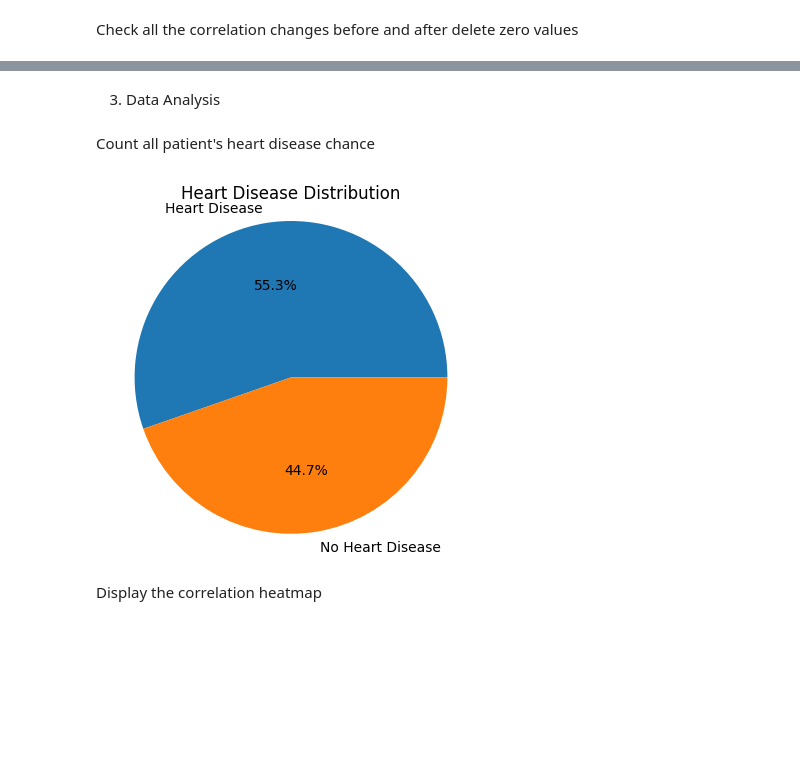
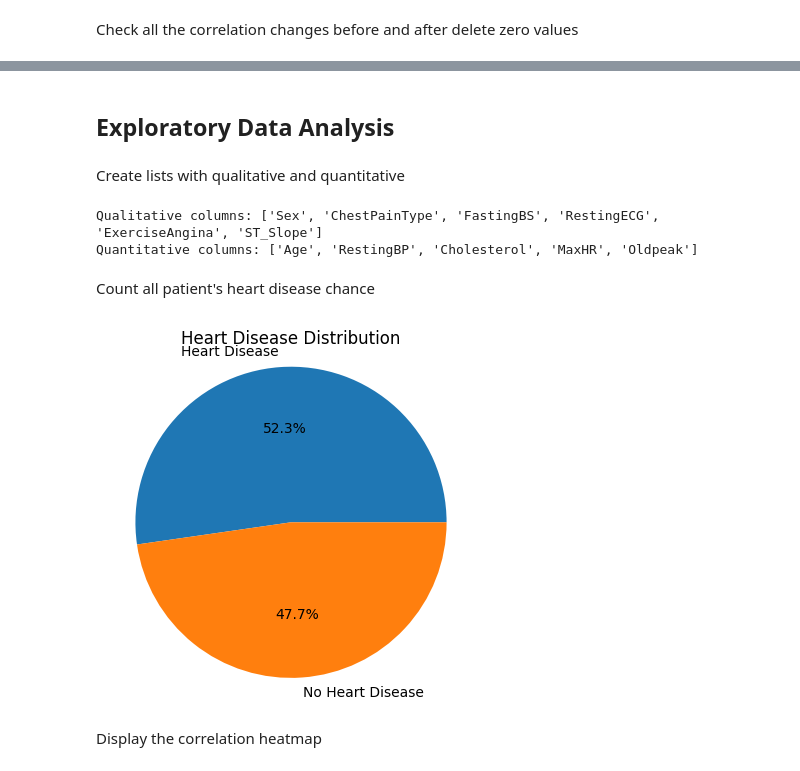
Before and after one commit to smoklien/kpi-machine-learning, a Jupyter notebook: heart-disease-analysis/src/main.ipynb, the cells around one changed output, grey strips where cells are left out. Drawn from its saved outputs; the diff is of its cells as text; code cells hidden in the pictures; blank space fills up the shorter version.

```diff
--- a/heart-disease-analysis/src/main.ipynb
+++ b/heart-disease-analysis/src/main.ipynb
@@ -124,7 +144,7 @@ Name: count, dtype: int64
 # %% [markdown]
 Correct `RestingBP`
 # %%
-df['RestingBP'] = df['RestingBP'].replace(0, df['RestingBP'].mean())
+df['RestingBP'] = df['RestingBP'].replace(0, df['RestingBP'].median())
 
 print("Corrected RestingBP for the row #449:", df.loc[449, 'RestingBP'])
 # %% [output]
@@ -218,17 +241,34 @@ styled_corr_change
 # %% [markdown]
-3. Data Analysis
+## Exploratory Data Analysis
+# %% [markdown]
+Create lists with qualitative and quantitative
+# %%
+quantitative_features = []
+qualitative_features = []
+
+for col in df.drop('HeartDisease', axis=1).columns:
+    if len(df[col].unique()) > 5:
+        quantitative_features.append(col)
+    else:
+        qualitative_features.append(col)
+
+print(f'Qualitative columns: {qualitative_features}')
+print(f'Quantitative columns: {quantitative_features}')
+# %% [output]
+Qualitative columns: ['Sex', 'ChestPainType', 'FastingBS', 'RestingECG', 'ExerciseAngina', 'ST_Slope']
+Quantitative columns: ['Age', 'RestingBP', 'Cholesterol', 'MaxHR', 'Oldpeak']
 # %% [markdown]
 Count all patient's heart disease chance
 # %%
-heart_disease_counts = df['HeartDisease'].value_counts()
+heart_disease_counts = df_encoded['HeartDisease'].value_counts()
 
 plt.figure(figsize=(4, 4))
 plt.title('Heart Disease Distribution')
 plt.pie(heart_disease_counts, labels=['Heart Disease', 'No Heart Disease'], autopct='%1.1f%%')
 plt.axis('equal')
 plt.tight_layout()
 # %% [output]
-[figure, old version]
+[figure, new version]
 # %% [markdown]
 Display the correlation heatmap
 # %%
```
Also changed, not shown: parts of 26 cells of this notebook.
